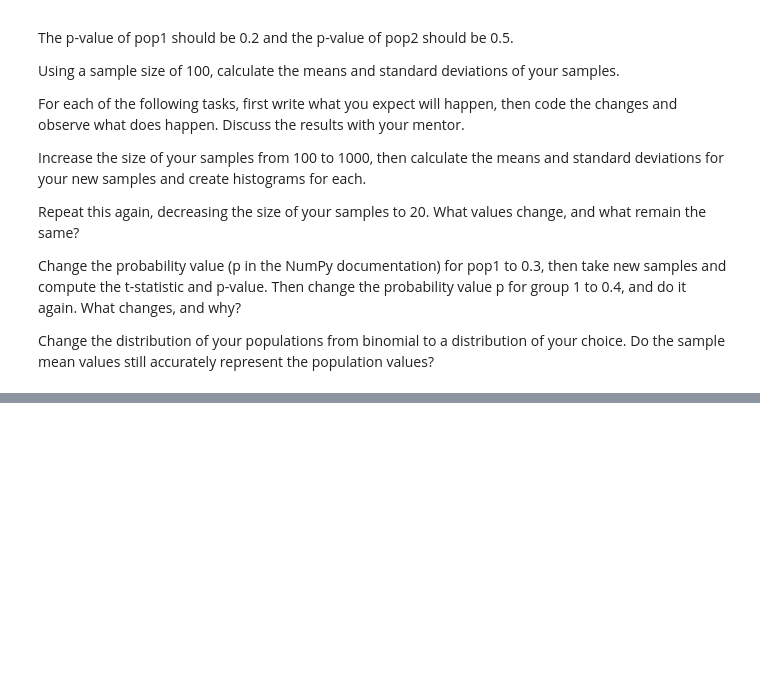
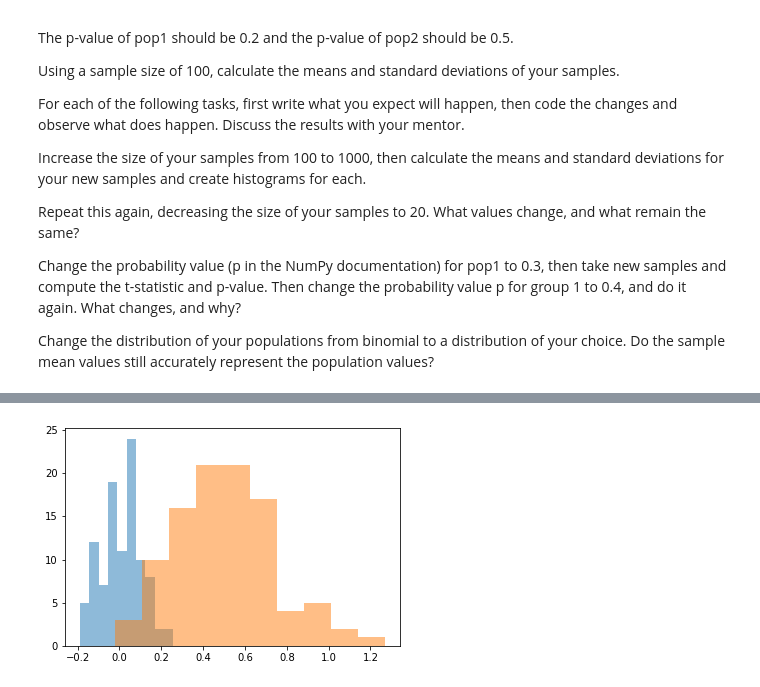
Before and after one commit to tparveen/TF-DataScience, a Jupyter notebook: 2-Basic-stats-probability/Assignments/9-Assignment-central-limit-theorem.ipynb, the cells around one changed output, grey strips where cells are left out. Saved outputs shown, nothing was run; the diff lists cells and outputs as text; code cells hidden in the pictures; blank space fills up the shorter version.

```diff
--- a/2-Basic-stats-probability/Assignments/9-Assignment-central-limit-theorem.ipynb
+++ b/2-Basic-stats-probability/Assignments/9-Assignment-central-limit-theorem.ipynb
@@ -186,0 +285,6 @@ Standard Deviation 8: 1.4310764472870756
+# %%
+plt.hist(sample_normal_1, alpha=0.5, label='Sample 3') # I forgot what Alpha was for?
+plt.hist(sample_normal_2, alpha=0.5, label='Sample 4')
+plt.show()
+# %% [output]
+[figure, added]
```
Also changed, not shown: parts of 12 cells of this notebook.
